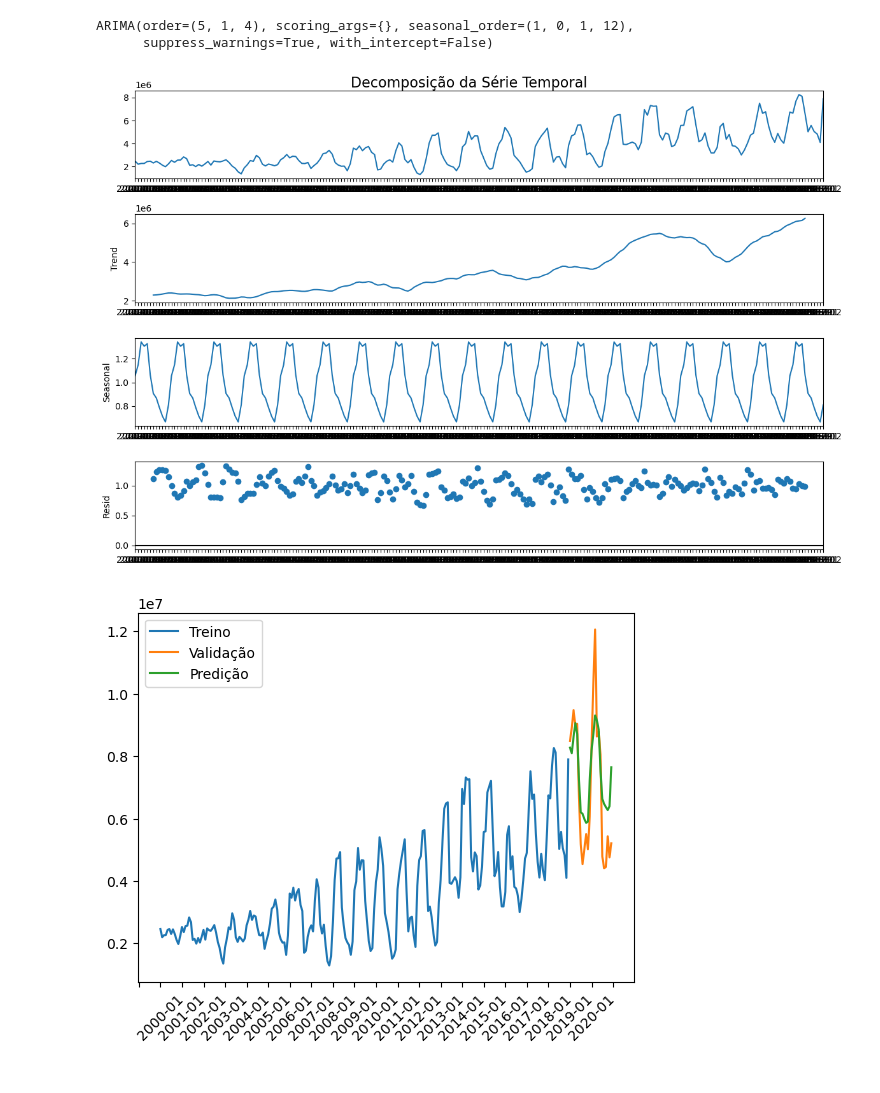
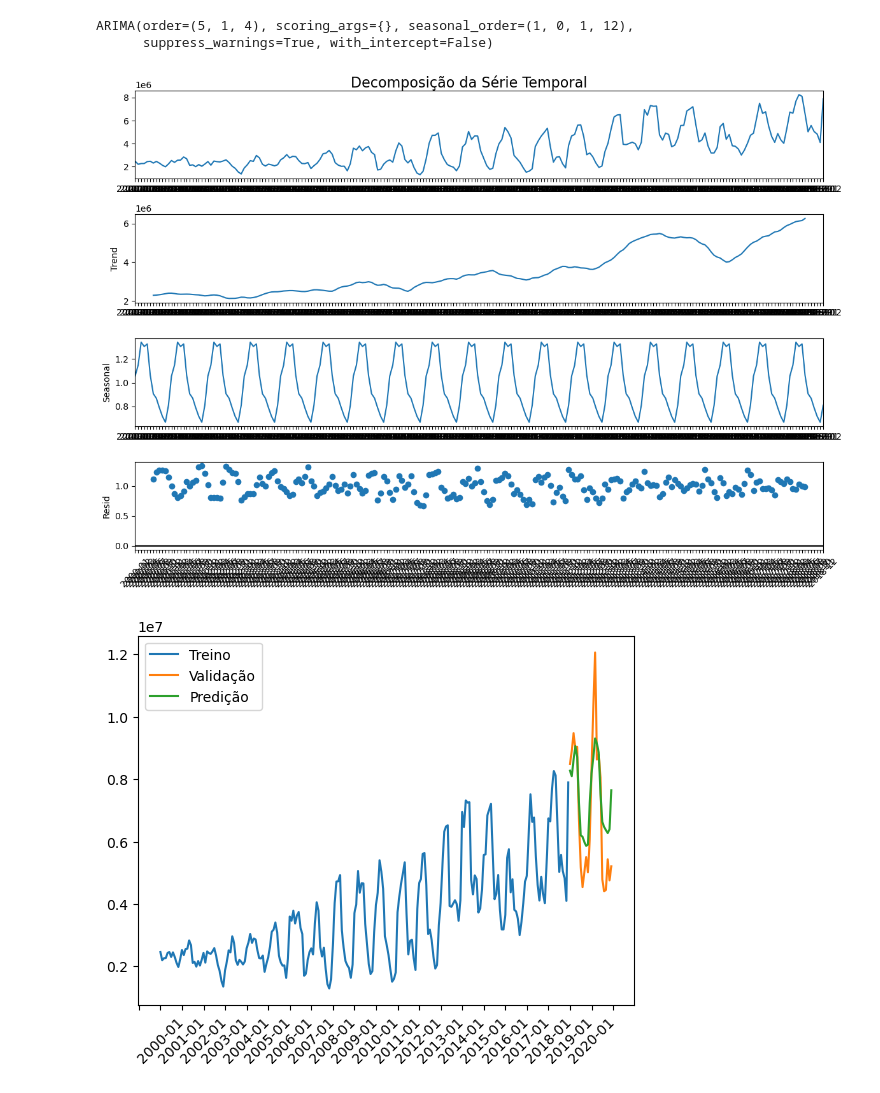
Before and after one commit to ppbgarcia/bootcamp20241, a Jupyter notebook: eda.ipynb, the cells around one changed output. Saved outputs shown, nothing was run; the diff lists cells and outputs as text; code cells hidden in the pictures.

```diff
--- a/eda.ipynb
+++ b/eda.ipynb
@@ -96,15 +94,15 @@ ARIMA(order=(5, 1, 4), scoring_args={}, seasonal_order=(1, 0, 1, 12),
 # %%
 decomposition = seasonal_decompose(norte, model='multiplicative', period=12)  # decomposição anual
 fig = decomposition.plot()
 fig.set_size_inches(12, 8)
 fig.add_gridspec()
 fig.suptitle('Decomposição da Série Temporal', fontsize=16)
 plt.tight_layout()
 plt.subplots_adjust(top=0.95)
-plt.tick_params(labelsize=10)
+plt.xticks(rotation = 45)
 plt.show()
 # %% [output]
-[figure, old version]
+[figure, new version]
 # %%
 arquivos = glob("C:/Users/ppgar/OneDrive/Documentos/Dados/Validacao/*.csv")
 df = pd.DataFrame([])
```
Also changed, not shown: parts of 2 cells of this notebook.
